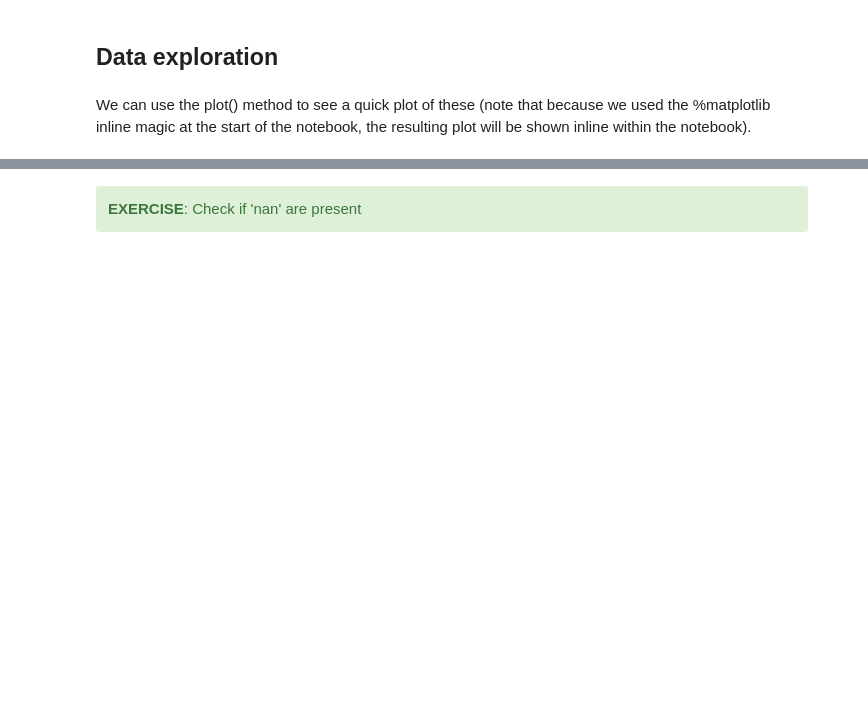
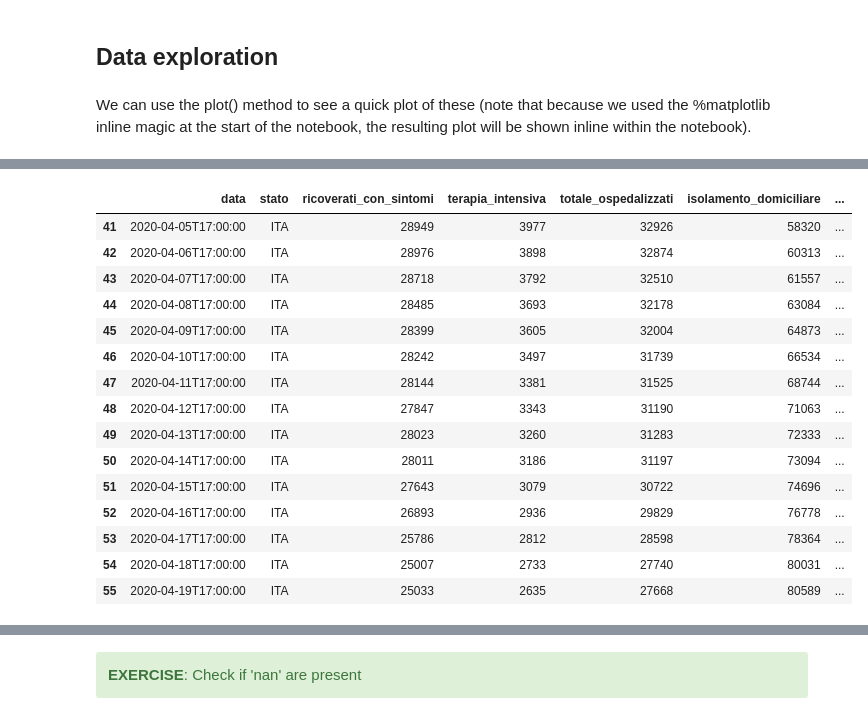
Before and after one commit to gbellandi/Pyhon_basicsCourse, a Jupyter notebook: notebooks/1_covid_data.ipynb, the cells around one changed output, grey strips where cells are left out. Cells and saved outputs as stored; diff of their text form; code cells hidden in the pictures; blank space fills up the shorter version.

```diff
--- a/notebooks/1_covid_data.ipynb
+++ b/notebooks/1_covid_data.ipynb
@@ -23,3 +37,20 @@ df.head()
 # %%
-df.tail()
+df.tail(15)
+# %% [output]
+|  | data | stato | ricoverati_con_sintomi | terapia_intensiva | totale_ospedalizzati | isolamento_domiciliare | ... |
+| 41 | 2020-04-05T17:00:00 | ITA | 28949 | 3977 | 32926 | 58320 | ... |
+| 42 | 2020-04-06T17:00:00 | ITA | 28976 | 3898 | 32874 | 60313 | ... |
+| 43 | 2020-04-07T17:00:00 | ITA | 28718 | 3792 | 32510 | 61557 | ... |
+| 44 | 2020-04-08T17:00:00 | ITA | 28485 | 3693 | 32178 | 63084 | ... |
+| 45 | 2020-04-09T17:00:00 | ITA | 28399 | 3605 | 32004 | 64873 | ... |
+| 46 | 2020-04-10T17:00:00 | ITA | 28242 | 3497 | 31739 | 66534 | ... |
+| 47 | 2020-04-11T17:00:00 | ITA | 28144 | 3381 | 31525 | 68744 | ... |
+| 48 | 2020-04-12T17:00:00 | ITA | 27847 | 3343 | 31190 | 71063 | ... |
+| 49 | 2020-04-13T17:00:00 | ITA | 28023 | 3260 | 31283 | 72333 | ... |
+| 50 | 2020-04-14T17:00:00 | ITA | 28011 | 3186 | 31197 | 73094 | ... |
+| 51 | 2020-04-15T17:00:00 | ITA | 27643 | 3079 | 30722 | 74696 | ... |
+| 52 | 2020-04-16T17:00:00 | ITA | 26893 | 2936 | 29829 | 76778 | ... |
+| 53 | 2020-04-17T17:00:00 | ITA | 25786 | 2812 | 28598 | 78364 | ... |
+| 54 | 2020-04-18T17:00:00 | ITA | 25007 | 2733 | 27740 | 80031 | ... |
+| 55 | 2020-04-19T17:00:00 | ITA | 25033 | 2635 | 27668 | 80589 | ... |
 # %%
```
Also changed, not shown: parts of 22 cells of this notebook, 8 other files.
